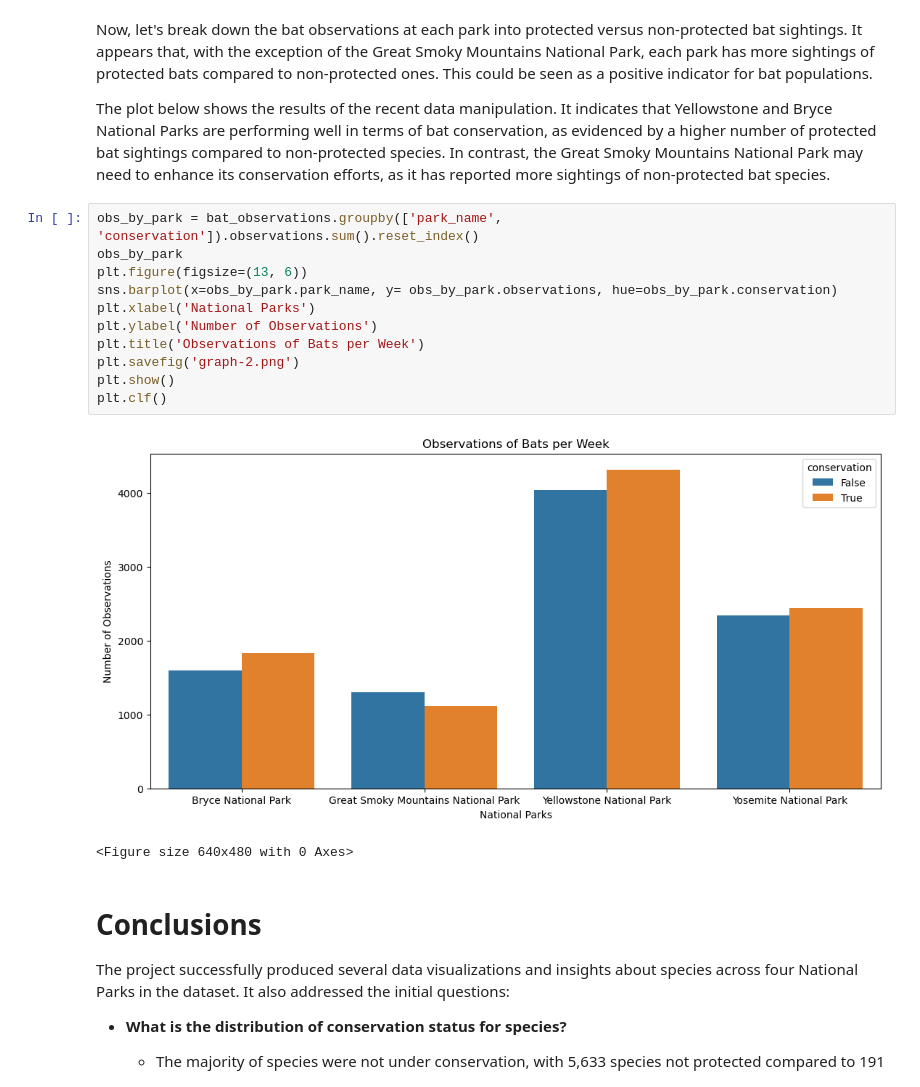
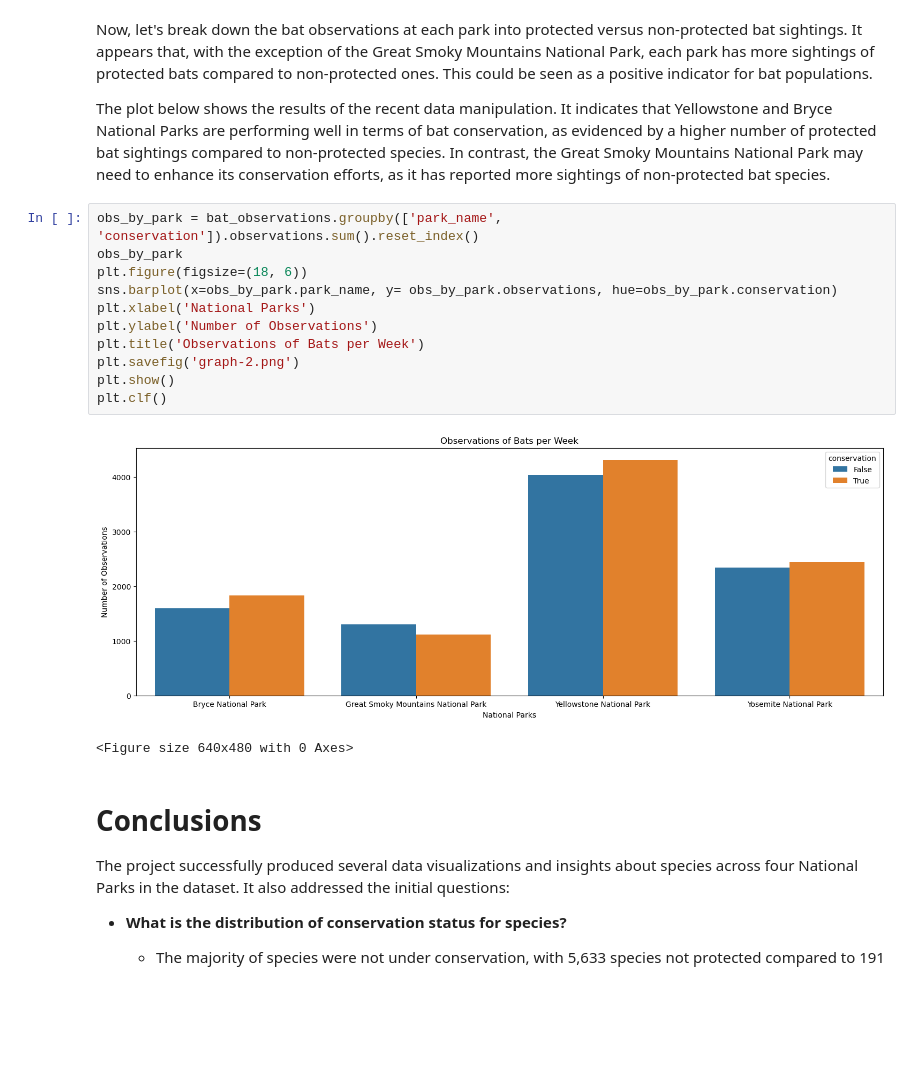
Before and after one commit to Quoc010120/national-park-biodiversity-analytics-by-python, a Jupyter notebook: biodiversity.ipynb, the cells around one changed output. Saved outputs shown, nothing was run; the diff lists cells and outputs as text; blank space fills up the shorter version.

```diff
--- a/biodiversity.ipynb
+++ b/biodiversity.ipynb
@@ -371,16 +371,16 @@ The plot below shows the results of the recent data manipulation. It indicates t
 # %%
 obs_by_park = bat_observations.groupby(['park_name', 'conservation']).observations.sum().reset_index()
 obs_by_park
-plt.figure(figsize=(13, 6))
+plt.figure(figsize=(18, 6))
 sns.barplot(x=obs_by_park.park_name, y= obs_by_park.observations, hue=obs_by_park.conservation)
 plt.xlabel('National Parks')
 plt.ylabel('Number of Observations')
 plt.title('Observations of Bats per Week')
 plt.savefig('graph-2.png')
 plt.show()
 plt.clf()
 # %% [output]
-[figure, old version]
+[figure, new version]
 <Figure size 640x480 with 0 Axes>
 # %% [markdown]
 # Conclusions
```
Also changed, not shown: parts of 1 cell of this notebook.
